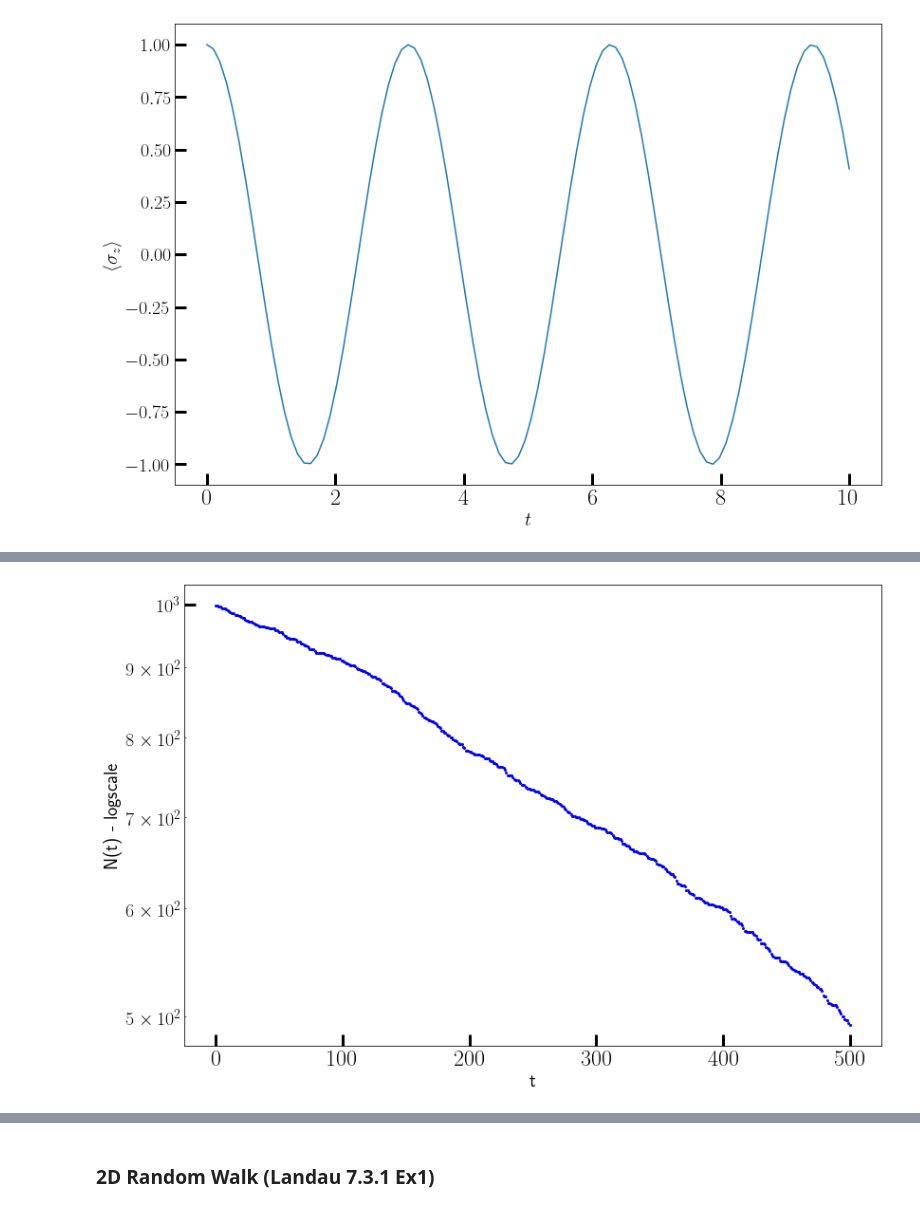
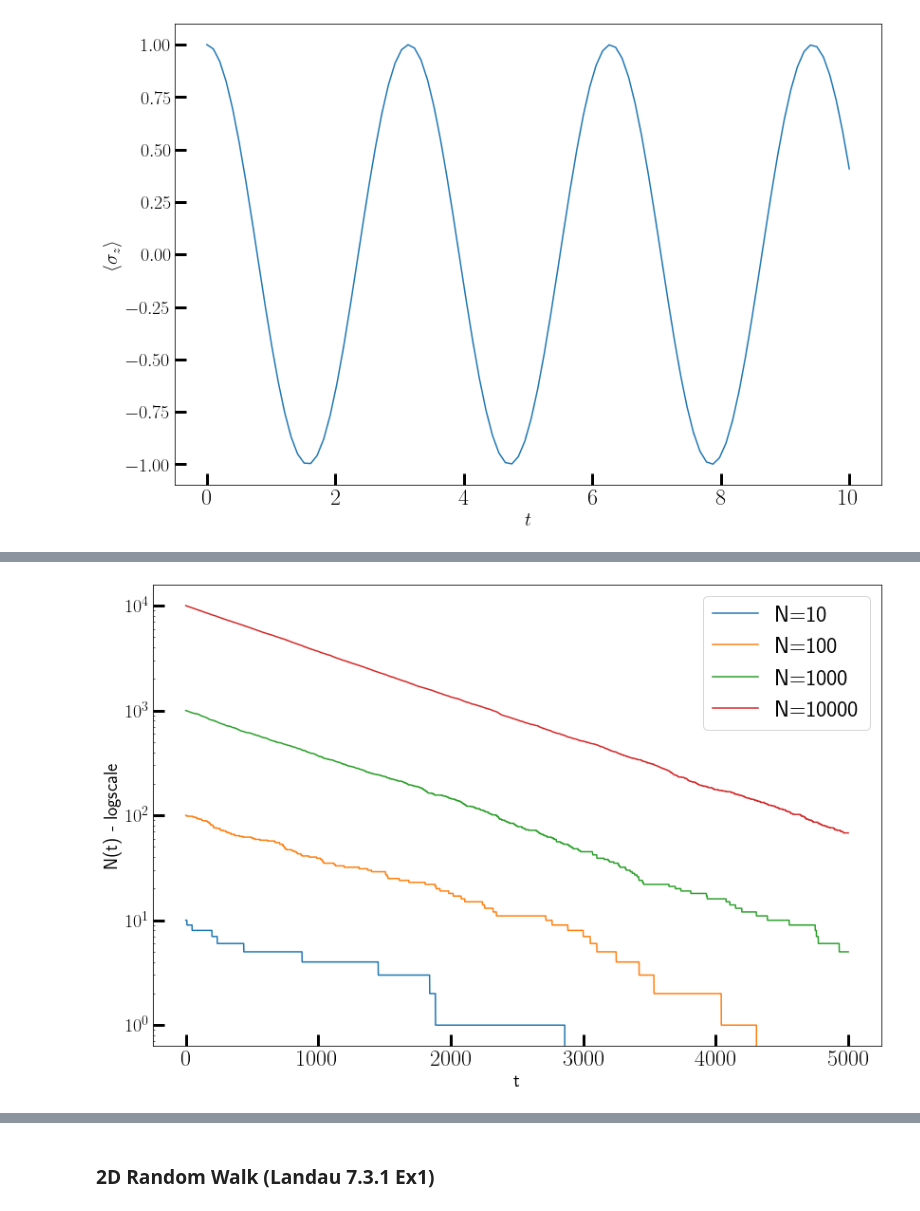
Before and after one commit to hariseldon99/msph402b, a Jupyter notebook: Special_Topics.ipynb, the cells around one changed output, grey strips where cells are left out. Cells and saved outputs as stored; diff of their text form; code cells hidden in the pictures.

Commit message:
added decay/stimulation exercise

```diff
--- a/Special_Topics.ipynb
+++ b/Special_Topics.ipynb
@@ -539,27 +545,30 @@ Introduction to Monte Carlo Methods in Python
-# %%
-import numpy as np
-import matplotlib.pyplot as plt
-plt.rcParams['figure.figsize'] = (12,8)
-plt.rcParams['font.size'] = 20
-
-# Decay constant
-lambda1 = 1e-3
-
-atom_number = 1000
-maxtime = 500
-
-nloop = atom_number
-for time in np.arange(0, maxtime  + 1):
-    for atom in np.arange(1, atom_number+1):
-        decay = np.random.random()
-        if decay < lambda1:
-            nloop -=1
-    number = nloop
-    plt.scatter(time, number,color='blue', s=4)
-
-plt.ylabel("N(t) - logscale")
-plt.xlabel("t")
-plt.yscale("log")
-plt.show()
-# %% [output]
-[figure, removed]
+# %%
+import numpy as np
+import matplotlib.pyplot as plt
+plt.rcParams['figure.figsize'] = (12,8)
+plt.rcParams['font.size'] = 20
+
+# Decay constant
+lambda1 = 1e-3
+
+natoms_arr = [10, 100, 1000, 10000]
+maxtime = 5000
+
+timeline = np.arange(0, maxtime  + 1)
+for natoms in natoms_arr:
+    natoms_begin = natoms
+    natoms_time = []
+    for time in timeline:
+        decays = np.random.random(natoms)
+        natoms -= np.count_nonzero(decays < lambda1)
+        natoms_time.append(natoms)
+
+    plt.plot(timeline, natoms_time,label=f'N={natoms_begin}')
+
+plt.ylabel("N(t) - logscale")
+plt.xlabel("t")
+plt.yscale("log")
+plt.legend()
+plt.show()
+# %% [output]
+[figure, added]
```
Also changed, not shown: parts of 3 cells of this notebook.
